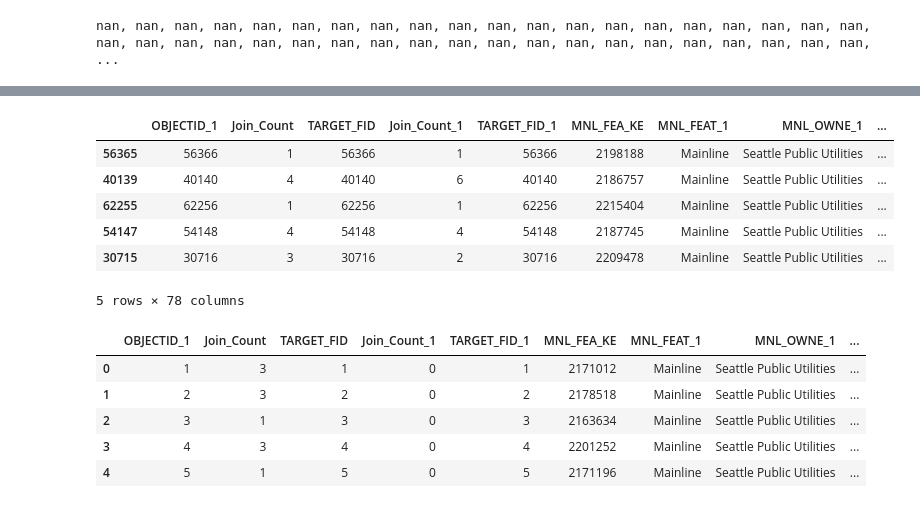
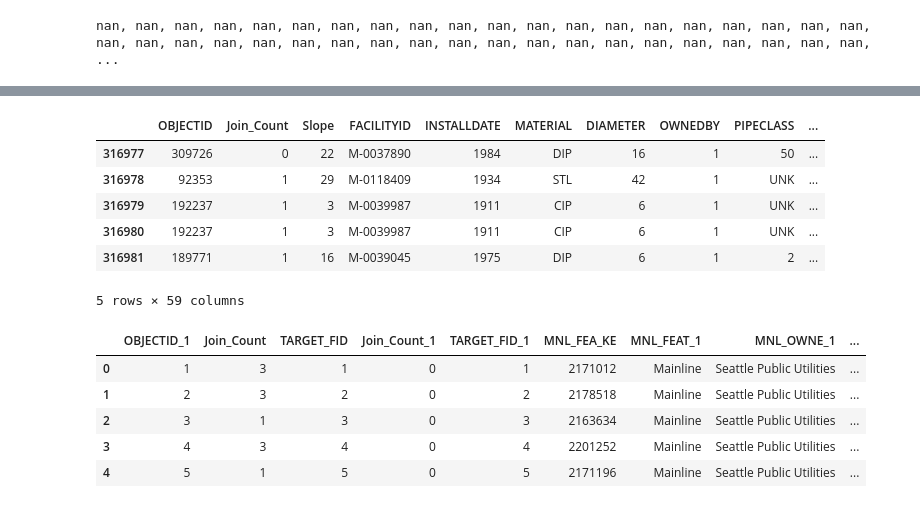
Before and after one commit to nlsschim/Water-Pipe-Project, a Jupyter notebook: scripts/final_data_process.ipynb, the cells around one changed output, grey strips where cells are left out. Drawn from its saved outputs; the diff is of its cells as text; code cells hidden in the pictures.

Commit message:
updated final_data_process notebook for processing tacoma data

```diff
--- a/scripts/final_data_process.ipynb
+++ b/scripts/final_data_process.ipynb
@@ -123,0 +102,3 @@ Index(['OBJECTID_1', 'Join_Count', 'TARGET_FID', 'Join_Count_1',
+# %%
+frederick = pd.read_csv('/Users/nelsschimek/Documents/IIDC/Water Pipe Project/Water-Pipe-Project/Water-Pipe-Project/data/tacoma_datavis_data.csv')
+frederick.columns
@@ -213,0 +300,3 @@ columns = [
+# %%
+frederick['Soil_type'] = frederick['Soil_type'].map(lambda x: str(x))
+frederick.tail()
@@ -214,21 +311,24 @@ columns = [
 # %%
-frederick['Install_year'] = pd.to_datetime(frederick['Install_year'], format='%m/%d/%Y %H:%M:%S')
-frederick['Install_year'] = frederick['Install_year'].map(lambda x: x.year)
+# columns names might be variable here too
 
-frederick['Break_Yr'] = pd.to_datetime(frederick['Break_Yr'], format='%m/%d/%Y %H:%M:%S')
+frederick['INSTALLDATE'] = pd.to_datetime(frederick['INSTALLDATE'], format='%m/%d/%Y %H:%M')
+frederick['INSTALLDATE'] = frederick['INSTALLDATE'].map(lambda x: x.year)
+
+frederick['Break_Yr'] = pd.to_datetime(frederick['Break_Yr'], format='%m/%d/%Y %H:%M')
 frederick['Break_Yr'] = frederick['Break_Yr'].map(lambda x: x.year)
 
-frederick['Soil_type'] = frederick['Soil_type'].map(lambda x: str(x))
+# only needed if soil type data is set as a number, not as a string
+frederick['Soil_type'] = frederick['Soil_type'].map(lambda x: str(x)) # making it a string becauase we dont want it to be numeric in this case
 
 frederick.tail()
 # %% [output]
-|  | OBJECTID_1 | Join_Count | TARGET_FID | Join_Count_1 | TARGET_FID_1 | MNL_FEA_KE | MNL_FEAT_1 | MNL_OWNE_1 | ... |
-| 56365 | 56366 | 1 | 56366 | 1 | 56366 | 2198188 | Mainline | Seattle Public Utilities | ... |
-| 40139 | 40140 | 4 | 40140 | 6 | 40140 | 2186757 | Mainline | Seattle Public Utilities | ... |
-| 62255 | 62256 | 1 | 62256 | 1 | 62256 | 2215404 | Mainline | Seattle Public Utilities | ... |
-| 54147 | 54148 | 4 | 54148 | 4 | 54148 | 2187745 | Mainline | Seattle Public Utilities | ... |
-| 30715 | 30716 | 3 | 30716 | 2 | 30716 | 2209478 | Mainline | Seattle Public Utilities | ... |
+|  | OBJECTID | Join_Count | Slope | FACILITYID | INSTALLDATE | MATERIAL | DIAMETER | OWNEDBY | PIPECLASS | ... |
+| 316977 | 309726 | 0 | 22 | M-0037890 | 1984 | DIP | 16 | 1 | 50 | ... |
+| 316978 | 92353 | 1 | 29 | M-0118409 | 1934 | STL | 42 | 1 | UNK | ... |
+| 316979 | 192237 | 1 | 3 | M-0039987 | 1911 | CIP | 6 | 1 | UNK | ... |
+| 316980 | 192237 | 1 | 3 | M-0039987 | 1911 | CIP | 6 | 1 | UNK | ... |
+| 316981 | 189771 | 1 | 16 | M-0039045 | 1975 | DIP | 6 | 1 | 2 | ... |
-5 rows × 78 columns
+5 rows × 59 columns
 # %%
 frederick.head()
 # %% [output]
```
Also changed, not shown: parts of 31 cells of this notebook.
